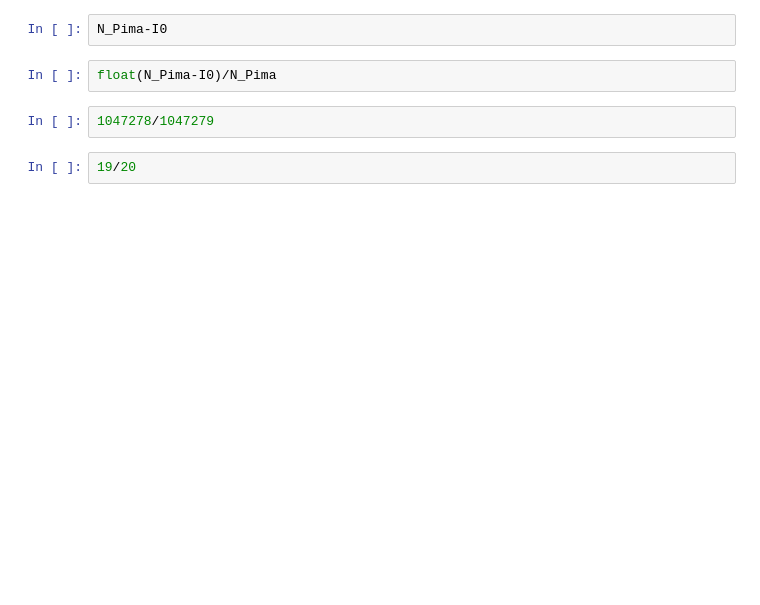
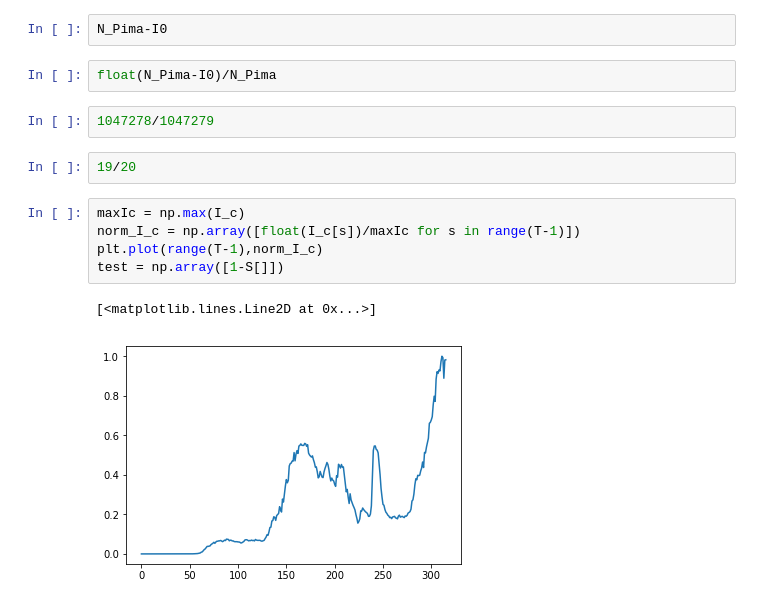
Before and after one commit to Rubalicious/vaccine-allocation, a Jupyter notebook: data_kelsey.ipynb, the cells around one changed output. Saved outputs shown, nothing was run; the diff lists cells and outputs as text; blank space fills up the shorter version.

```diff
--- a/data_kelsey.ipynb
+++ b/data_kelsey.ipynb
@@ -286,3 +300,11 @@ float(N_Pima-I0)/N_Pima
 1047278/1047279
 # %%
 19/20
+# %%
+maxIc = np.max(I_c)
+norm_I_c = np.array([float(I_c[s])/maxIc for s in range(T-1)])
+plt.plot(range(T-1),norm_I_c)
+test = np.array([1-S[]])
+# %% [output]
+[<matplotlib.lines.Line2D at 0x...>]
+[figure, added]
```
Also changed, not shown: parts of 6 cells of this notebook.
